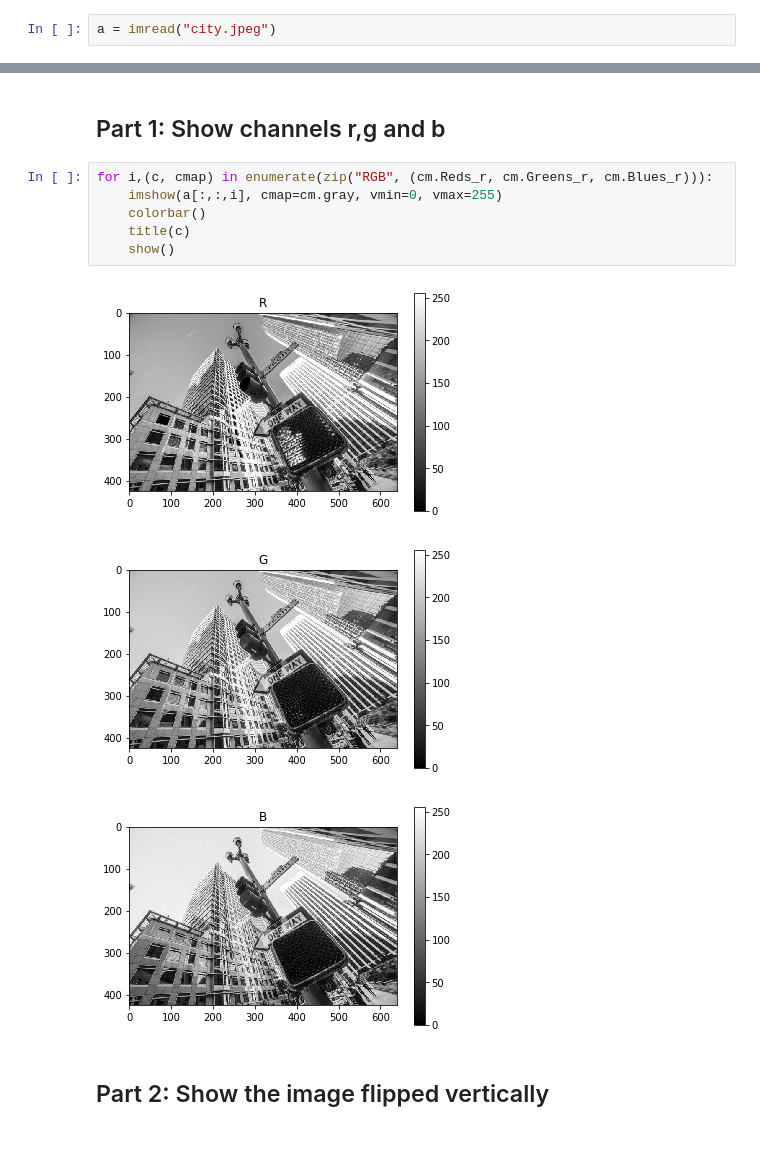
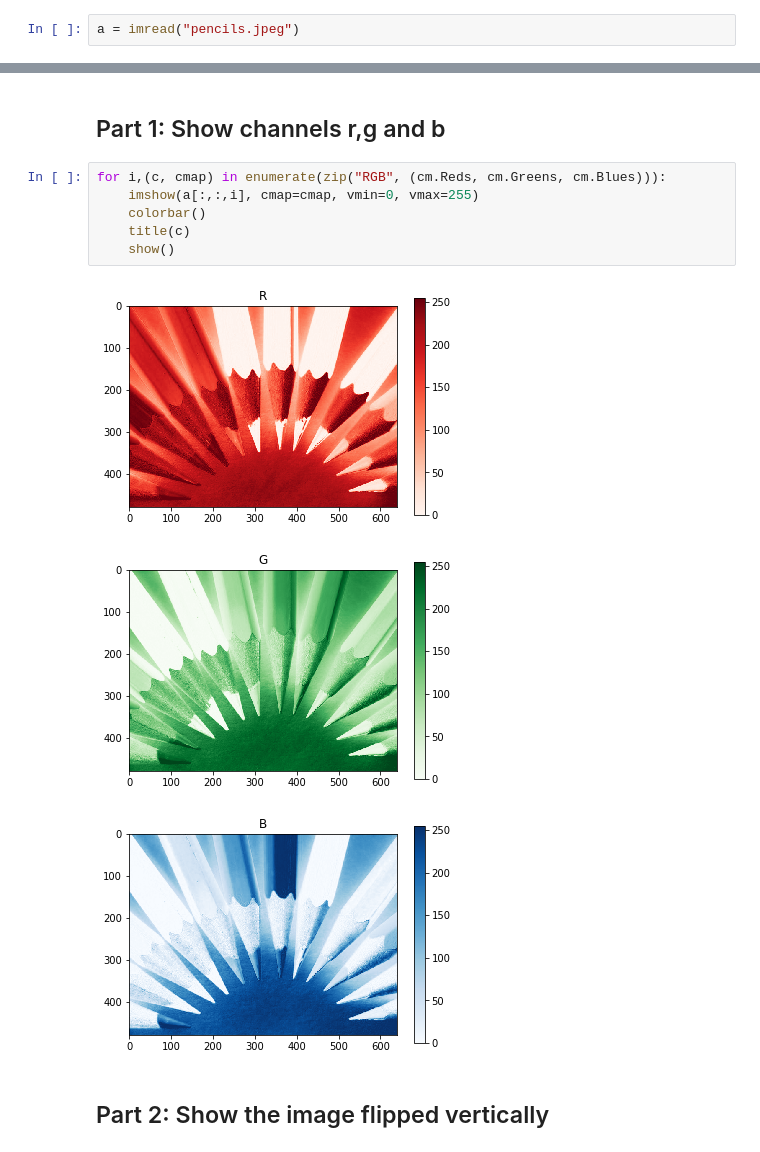
Before and after one commit to nonZero/learn-numpy, a Jupyter notebook: 006-indexing-exercise-solution.ipynb, the cells around one changed output, grey strips where cells are left out. Cells and saved outputs as stored; diff of their text form.

```diff
--- a/006-indexing-exercise-solution.ipynb
+++ b/006-indexing-exercise-solution.ipynb
@@ -12,6 +8,6 @@ Save it as `city.jpeg` in your working folder.
 Use `imread(filename)` to load an image file:
 # %%
-a = imread("city.jpeg")
+a = imread("pencils.jpeg")
 # %%
 a.shape, a.dtype
 # %% [output]
@@ -24,15 +20,15 @@ imshow(a)
 # %% [markdown]
 ## Part 1: Show channels r,g and b
 # %%
-for i,(c, cmap) in enumerate(zip("RGB", (cm.Reds_r, cm.Greens_r, cm.Blues_r))):
-    imshow(a[:,:,i], cmap=cm.gray, vmin=0, vmax=255)
+for i,(c, cmap) in enumerate(zip("RGB", (cm.Reds, cm.Greens, cm.Blues))):
+    imshow(a[:,:,i], cmap=cmap, vmin=0, vmax=255)
     colorbar()
     title(c)
     show()
 # %% [output]
-[figure, old version]
+[figure, new version]
-[figure, old version]
+[figure, new version]
-[figure, old version]
+[figure, new version]
 # %% [markdown]
 ## Part 2: Show the image flipped vertically
 # %%
```
Also changed, not shown: parts of 9 cells of this notebook, 3 other files.
